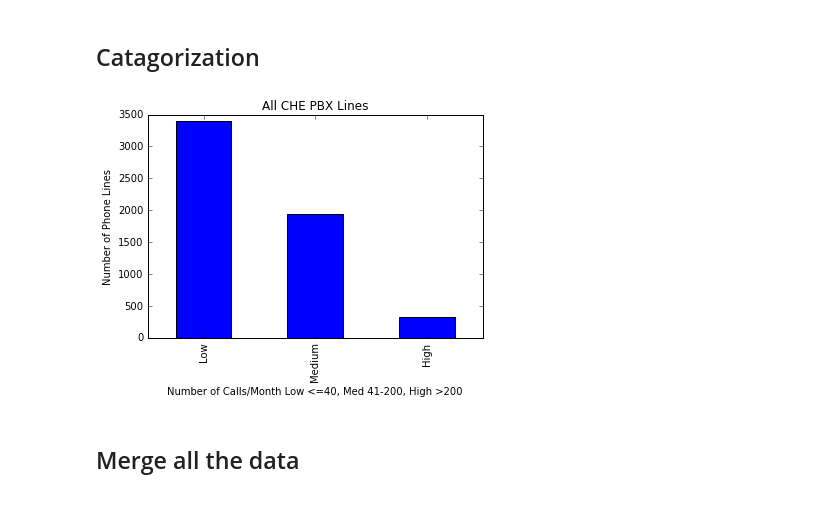
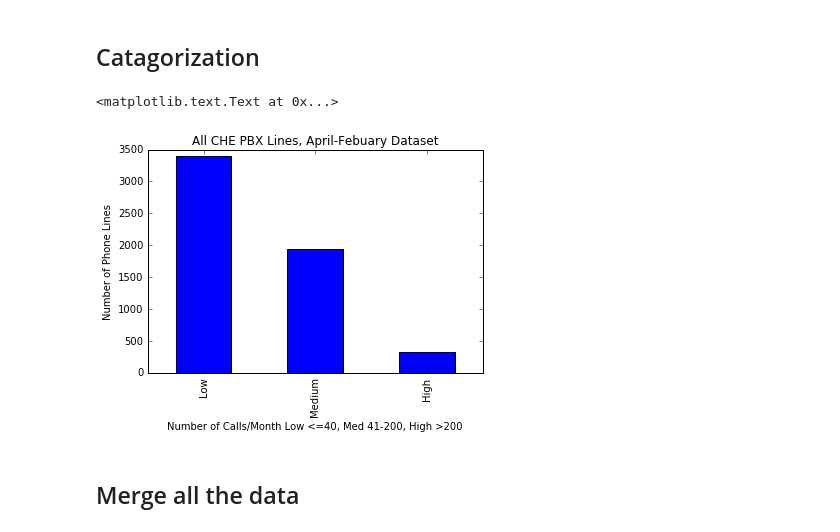
Before and after one commit to CityOfLosAngeles/pbx-analysis, a Jupyter notebook: DataCleaning.ipynb, the cells around one changed output. Cells and saved outputs as stored; diff of their text form; code cells hidden in the pictures.

```diff
--- a/DataCleaning.ipynb
+++ b/DataCleaning.ipynb
@@ -147,11 +146,12 @@ def catagorize(row):
 # %%
 annual_totals['catagory'] = annual_totals.apply(catagorize, axis=1)
 # %%
-ax = annual_totals.catagory.value_counts().plot(kind='bar', title='All CHE PBX Lines')
+ax = annual_totals.catagory.value_counts().plot(kind='bar', title='All CHE PBX Lines, April-Febuary Dataset')
 ax.set_xlabel('Number of Calls/Month Low <=40, Med 41-200, High >200')
 ax.set_ylabel('Number of Phone Lines')
 # %% [output]
+<matplotlib.text.Text at 0x...>
-[figure, old version]
+[figure, new version]
 # %%
 p1 = Bar(annual_totals.catagory.value_counts(), title='System Number of Users, by Type',
                                                 palette=['red', 'green', 'blue'],
```
Also changed, not shown: parts of 8 cells of this notebook.
